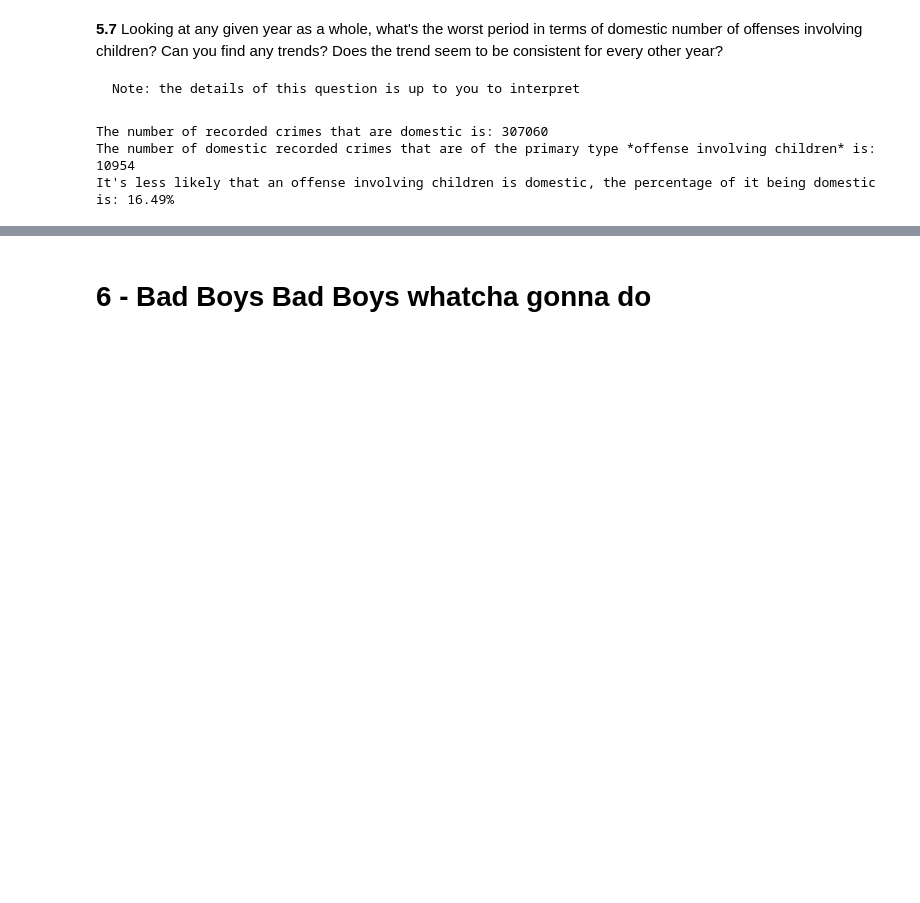
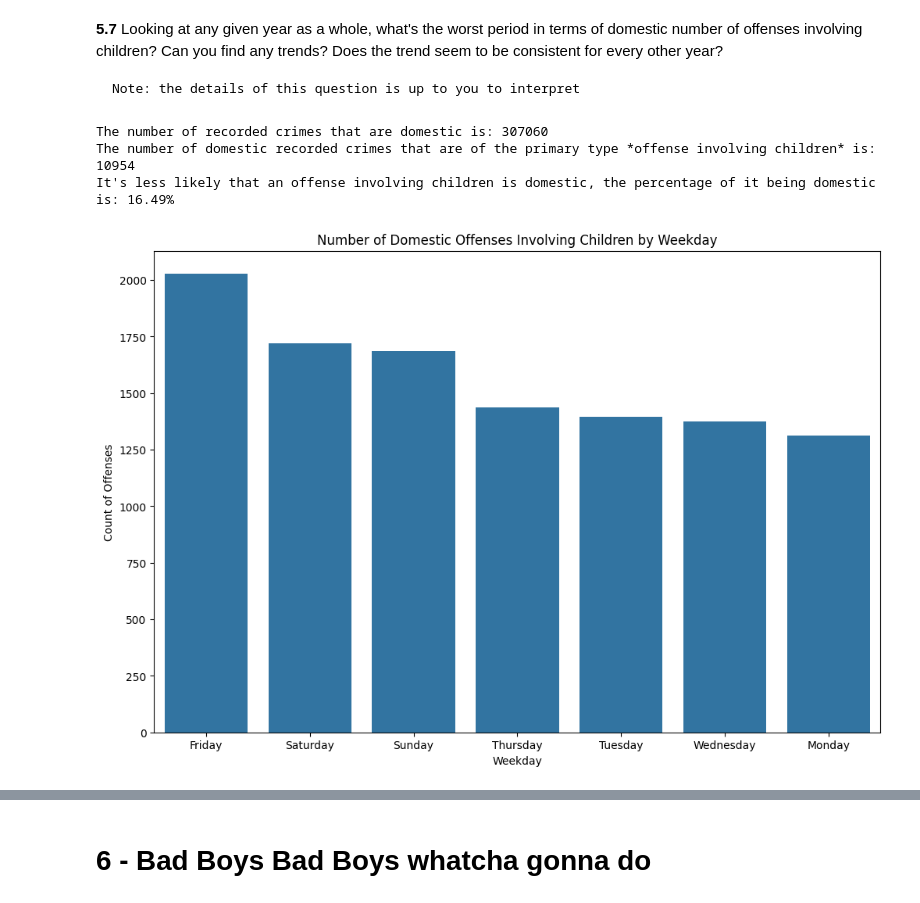
Before and after one commit to Cederlid/databehandling, a Jupyter notebook: laboration/chicago.ipynb, the cells around one changed output, grey strips where cells are left out. Saved outputs shown, nothing was run; the diff lists cells and outputs as text; code cells hidden in the pictures; blank space fills up the shorter version.

Commit message:
Solve number 5.4

```diff
--- a/laboration/chicago.ipynb
+++ b/laboration/chicago.ipynb
@@ -439,18 +441,32 @@ For March 2011, the crime type with the highest number of arrests is NARCOTICS w
 # %%
 domestic_crime_filter = chicago_crime_2008_to_2012_df["Domestic"] == True
 domestic_crime_count = chicago_crime_2008_to_2012_df[domestic_crime_filter].value_counts().sum()
 print(f"The number of recorded crimes that are domestic is: {domestic_crime_count}")
 
-domestic_offense_children_query = chicago_crime_2008_to_2012_df.query("`Domestic` == True and `Primary Type` == 'OFFENSE INVOLVING CHILDREN'")
-domestic_offense_children_count = domestic_offense_children_query.shape[0]
+domestic_offense_children = chicago_crime_2008_to_2012_df.query("`Domestic` == True and `Primary Type` == 'OFFENSE INVOLVING CHILDREN'")
+domestic_offense_children_count = domestic_offense_children.shape[0]
 print(f"The number of domestic recorded crimes that are of the primary type *offense involving children* is: {domestic_offense_children_count}")
 
 domestic_true = chicago_crime_2008_to_2012_df[chicago_crime_2008_to_2012_df["Domestic"] == True].shape[0]
 domestic_false = chicago_crime_2008_to_2012_df[chicago_crime_2008_to_2012_df["Domestic"] == False].shape[0]
 domestic_percentage = (domestic_true / (domestic_true + domestic_false)) * 100
 
 print(f"It's less likely that an offense involving children is domestic, the percentage of it being domestic is: {domestic_percentage:.2f}%")
+
+
+domestic_offense_children["Weekday"] = domestic_offense_children["Date"].dt.day_name()
+weekday_domestic_offense_children_count = domestic_offense_children["Weekday"].value_counts()
+weekday_domestic_offense_children_df = weekday_domestic_offense_children_count.reset_index()
+weekday_domestic_offense_children_df.columns = ["Weekday", "Count"]
+
+plt.figure(figsize=(12, 8))
+sns.barplot(data=weekday_domestic_offense_children_df, x="Weekday", y="Count")
+plt.title("Number of Domestic Offenses Involving Children by Weekday")
+plt.xlabel("Weekday")
+plt.ylabel("Count of Offenses")
+plt.show()
 # %% [output]
 The number of recorded crimes that are domestic is: 307060
 The number of domestic recorded crimes that are of the primary type *offense involving children* is: 10954
 It's less likely that an offense involving children is domestic, the percentage of it being domestic is: 16.49%
+[figure, added]
```
Also changed, not shown: parts of 3 cells of this notebook.
